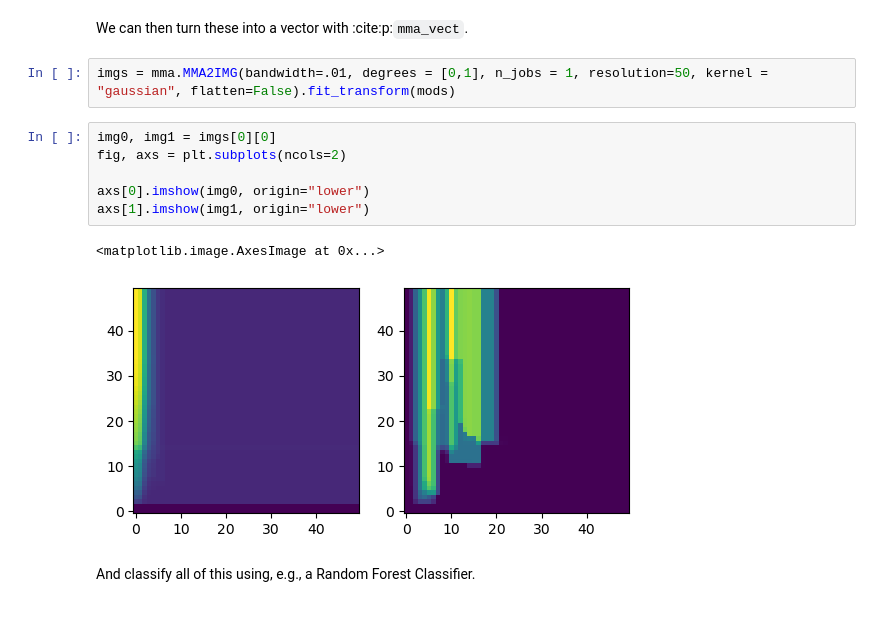
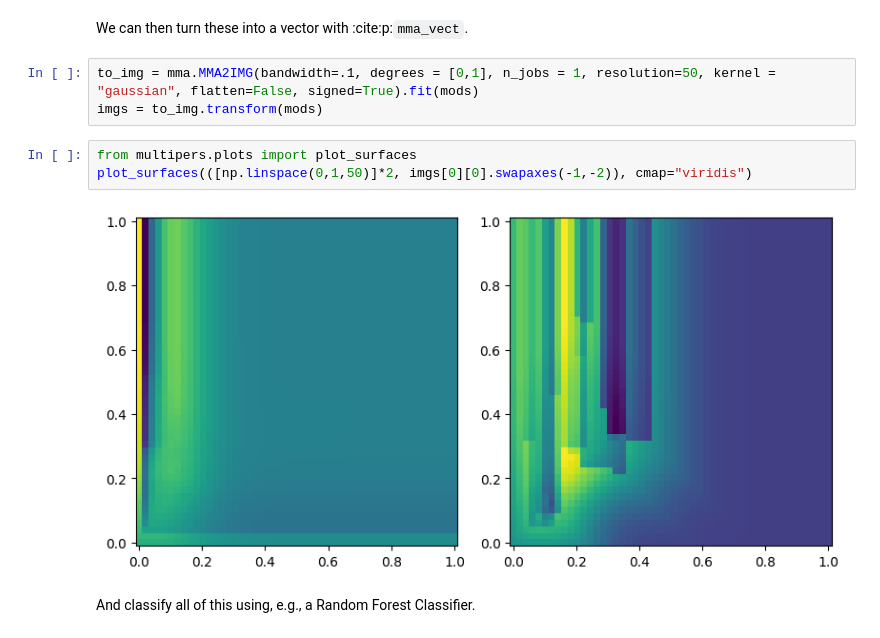
Before and after one commit to DavidLapous/multipers, a Jupyter notebook: docs/notebooks/time_series_classification.ipynb, the cells around one changed output. Drawn from its saved outputs; the diff is of its cells as text.

```diff
--- a/docs/notebooks/time_series_classification.ipynb
+++ b/docs/notebooks/time_series_classification.ipynb
@@ -96,16 +95,13 @@ mod.plot()
 # %% [markdown]
 We can then turn these into a vector with :cite:p:`mma_vect`.
 # %%
-imgs = mma.MMA2IMG(bandwidth=.01, degrees = [0,1], n_jobs = 1, resolution=50, kernel = "gaussian", flatten=False).fit_transform(mods)
+to_img = mma.MMA2IMG(bandwidth=.1, degrees = [0,1], n_jobs = 1, resolution=50, kernel = "gaussian", flatten=False, signed=True).fit(mods)
+imgs = to_img.transform(mods)
-# %%
-img0, img1 = imgs[0][0]
-fig, axs = plt.subplots(ncols=2)
-
-axs[0].imshow(img0, origin="lower")
-axs[1].imshow(img1, origin="lower")
-# %% [output]
-<matplotlib.image.AxesImage at 0x...>
-[figure, removed]
+# %%
+from multipers.plots import plot_surfaces
+plot_surfaces(([np.linspace(0,1,50)]*2, imgs[0][0].swapaxes(-1,-2)), cmap="viridis")
+# %% [output]
+[figure, added]
 # %% [markdown]
 And classify all of this using, e.g., a Random Forest Classifier.
 # %% [markdown]
```
Also changed, not shown: parts of 8 cells of this notebook, 7 other files.
